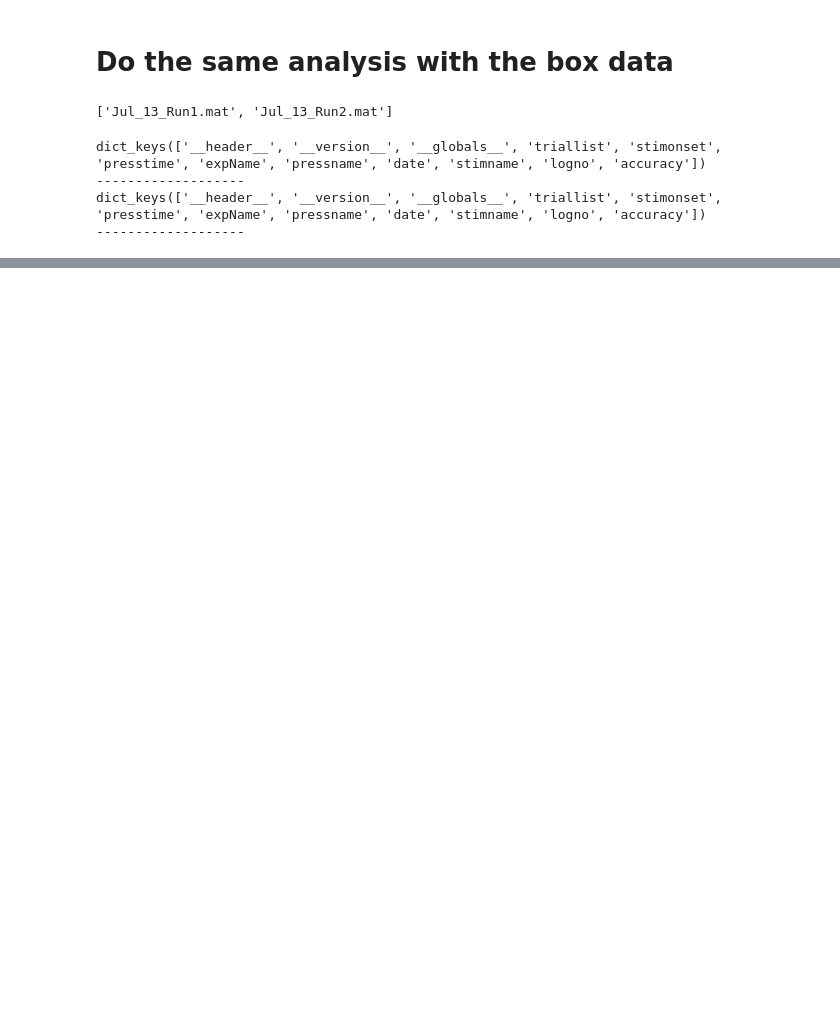
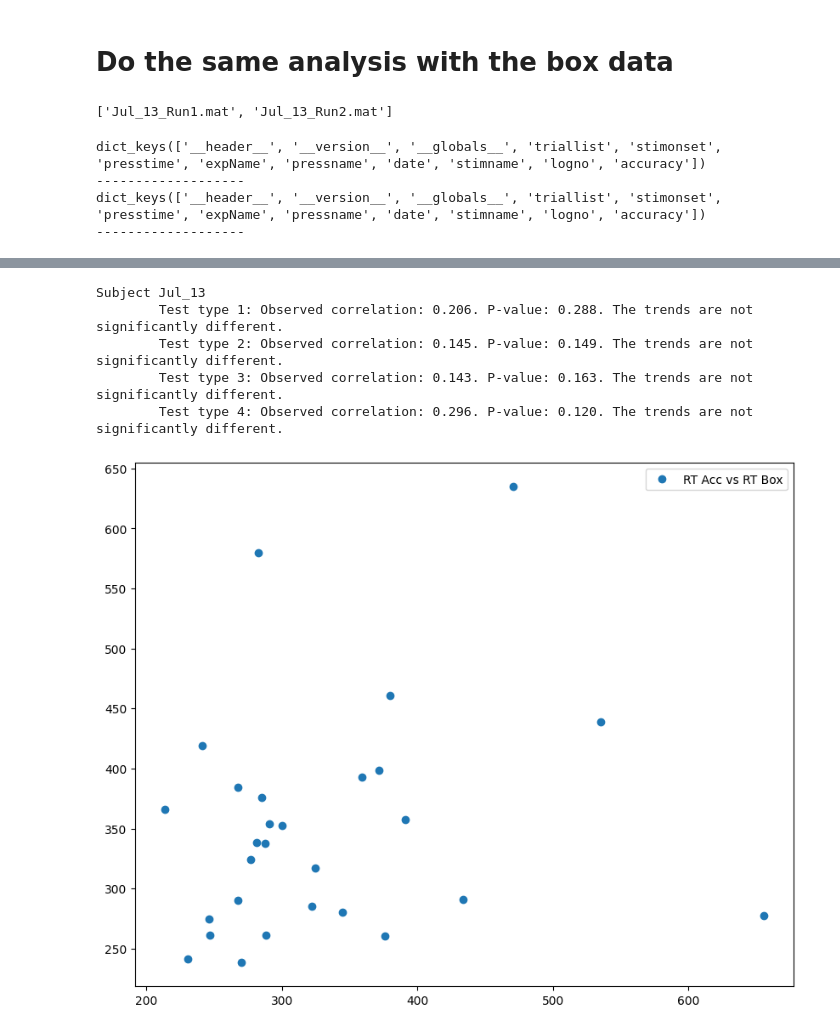
Before and after one commit to SimpingOjou/ConflictAnalysis, a Jupyter notebook: BatchStatistics.ipynb, the cells around one changed output, grey strips where cells are left out. Cells and saved outputs as stored; diff of their text form; code cells hidden in the pictures; blank space fills up the shorter version.

Commit message:
Added indexed rts and test types

```diff
--- a/BatchStatistics.ipynb
+++ b/BatchStatistics.ipynb
@@ -225,7 +227,7 @@ Overall features by type
 # %%
 # Correlation matrix between the features
 
-ftc = FeatureComparator(ft, bft)
+ftc = FeatureComparator(feature_1=ft, feature_2=bft)
 ftc.compare_single_run_features_by_type()
 ftc.compare_subject_features_by_type()
 ftc.compare_overall_features_by_type()
@@ -338,0 +382,55 @@ Subject Jul_13
+# %%
+for subject in ftc.common_subjects:
+    print(f"Subject {subject}")
+    for test_type in ftc.feature_2.overall_features_by_type:
+        rt_acc = ftc.feature_1.subject_features_by_type[subject][test_type]['rt_acc']
+        rt_box = ftc.feature_2.subject_features_by_type[subject][test_type]['rt_acc']
+
+        # Remove NaN values to handle missing data
+        rt_acc = np.array(rt_acc)
+        rt_box = np.array(rt_box)
+        rt_acc = rt_acc[~np.isnan(rt_acc)]
+        rt_box = rt_box[~np.isnan(rt_box)]
+
+        rt_box_truncated = rt_box
+        rt_acc_truncated = rt_acc
+
+        # Ensure both arrays have the same length
+        min_length = min(len(rt_acc_truncated), len(rt_box_truncated))
+        rt_acc_truncated = rt_acc_truncated[:min_length]
+        rt_box_truncated = rt_box_truncated[:min_length]
+
+        plt.figure()
+        plt.plot(rt_acc_truncated, rt_box_truncated, 'o',label='RT Acc vs RT Box')
+        plt.legend()
+
+        # Compute the observed correlation
+        observed_correlation = np.corrcoef(rt_acc_truncated, rt_box_truncated)[0, 1]
+
+        # Combine datasets and prepare for permutation
+        combined_data = np.concatenate([rt_acc_truncated, rt_box_truncated])
+        n_rt_acc = len(rt_acc_truncated)
+        n_permutations = 10000  # Number of permutations
+
+        # Perform permutations
+        permuted_correlations = []
+        for _ in range(n_permutations):
+            np.random.shuffle(combined_data)
+            perm_rt_acc = combined_data[:n_rt_acc]
+            perm_rt_box = combined_data[n_rt_acc:]
+            permuted_correlation = np.corrcoef(perm_rt_acc, perm_rt_box)[0, 1]
+            permuted_correlations.append(permuted_correlation)
+
+        p_value = np.mean(np.abs(permuted_correlations) >= np.abs(observed_correlation))
+
+        if p_value < 0.05:
+            print(f"\tTest type {test_type}: Observed correlation: {observed_correlation:.3f}. P-value: {p_value::.3f}. The trends are significantly different. ")
+        else:
+            print(f"\tTest type {test_type}: Observed correlation: {observed_correlation:.3f}. P-value: {p_value:.3f}. The trends are not significantly different.")
+# %% [output]
+Subject Jul_13
+        Test type 1: Observed correlation: 0.206. P-value: 0.288. The trends are not significantly different.
+        Test type 2: Observed correlation: 0.145. P-value: 0.149. The trends are not significantly different.
+        Test type 3: Observed correlation: 0.143. P-value: 0.163. The trends are not significantly different.
+        Test type 4: Observed correlation: 0.296. P-value: 0.120. The trends are not significantly different.
+[figure, added]
```
Also changed, not shown: parts of 13 cells of this notebook, 1 other file.
